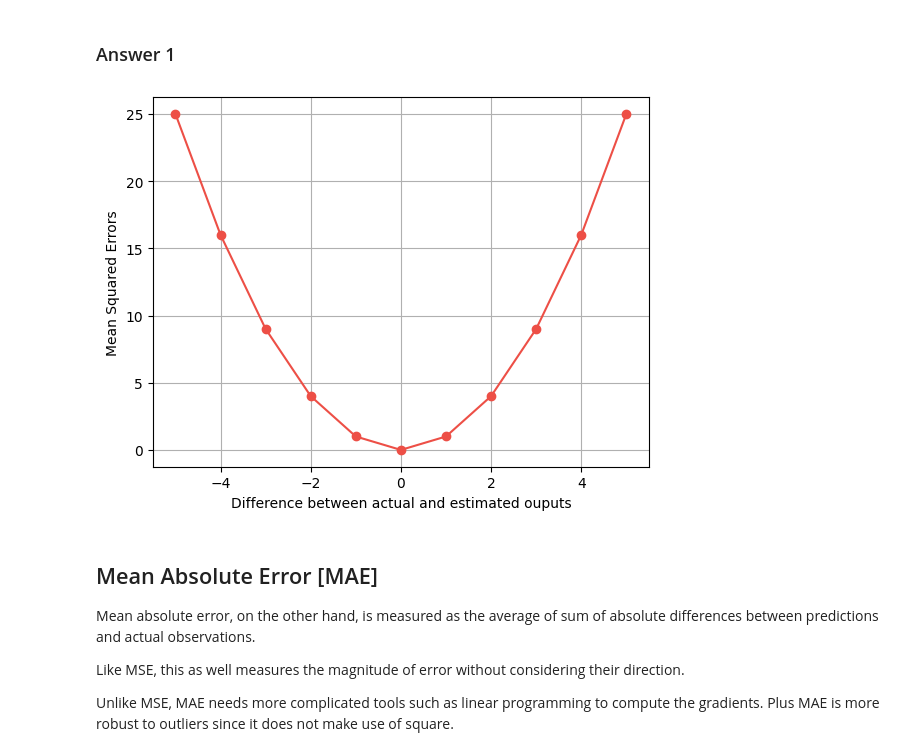
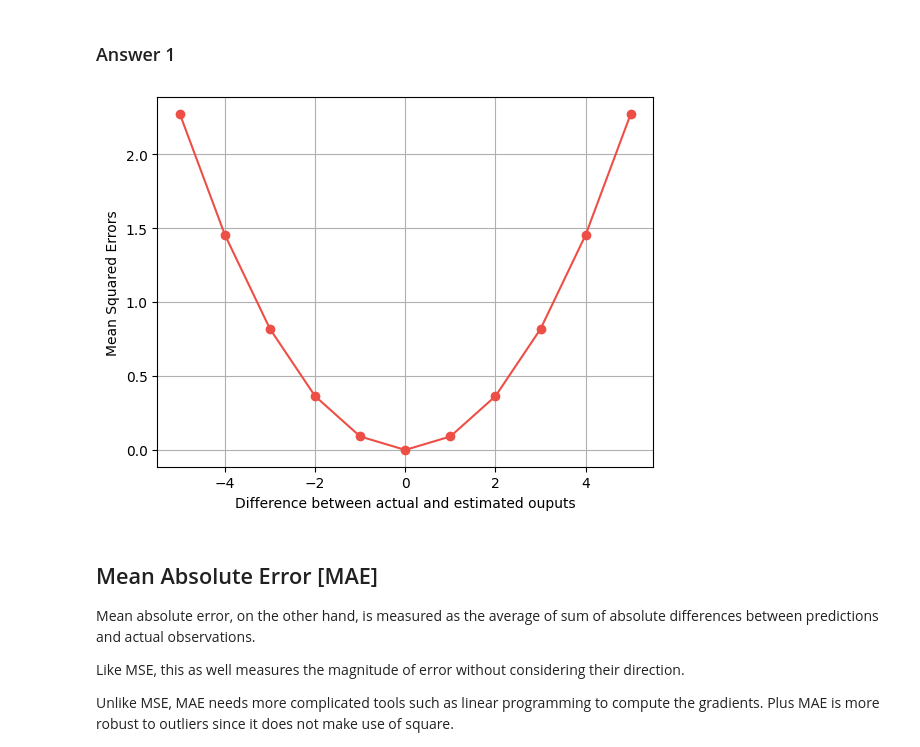
Before and after one commit to Ftalxx/MIT-futuremakers-2024, a Jupyter notebook: Module_07_Regression_Loss_Functions/Regression_Loss_Functions.ipynb, the cells around one changed output. Saved outputs shown, nothing was run; the diff lists cells and outputs as text; code cells hidden in the pictures.

```diff
--- a/Module_07_Regression_Loss_Functions/Regression_Loss_Functions.ipynb
+++ b/Module_07_Regression_Loss_Functions/Regression_Loss_Functions.ipynb
@@ -93,18 +93,18 @@ Now that you know how MSE works, you need to plot the behavior of **square** com
 # %%
 import numpy as np
 
 errors = np.arange(-5, 6)
 n = len(errors)
 
-mse = np.square(errors)
+mse = np.square(errors)/n
 
 plt.plot(errors, mse, c='#ED4F46', marker='o')
 plt.grid()
 plt.xlabel('Difference between actual and estimated ouputs')
 plt.ylabel('Mean Squared Errors')
 plt.show()
 # %% [output]
-[figure, old version]
+[figure, new version]
 # %% [markdown]
 ## Mean Absolute Error [MAE]
 
```
Also changed, not shown: parts of 3 cells of this notebook.
